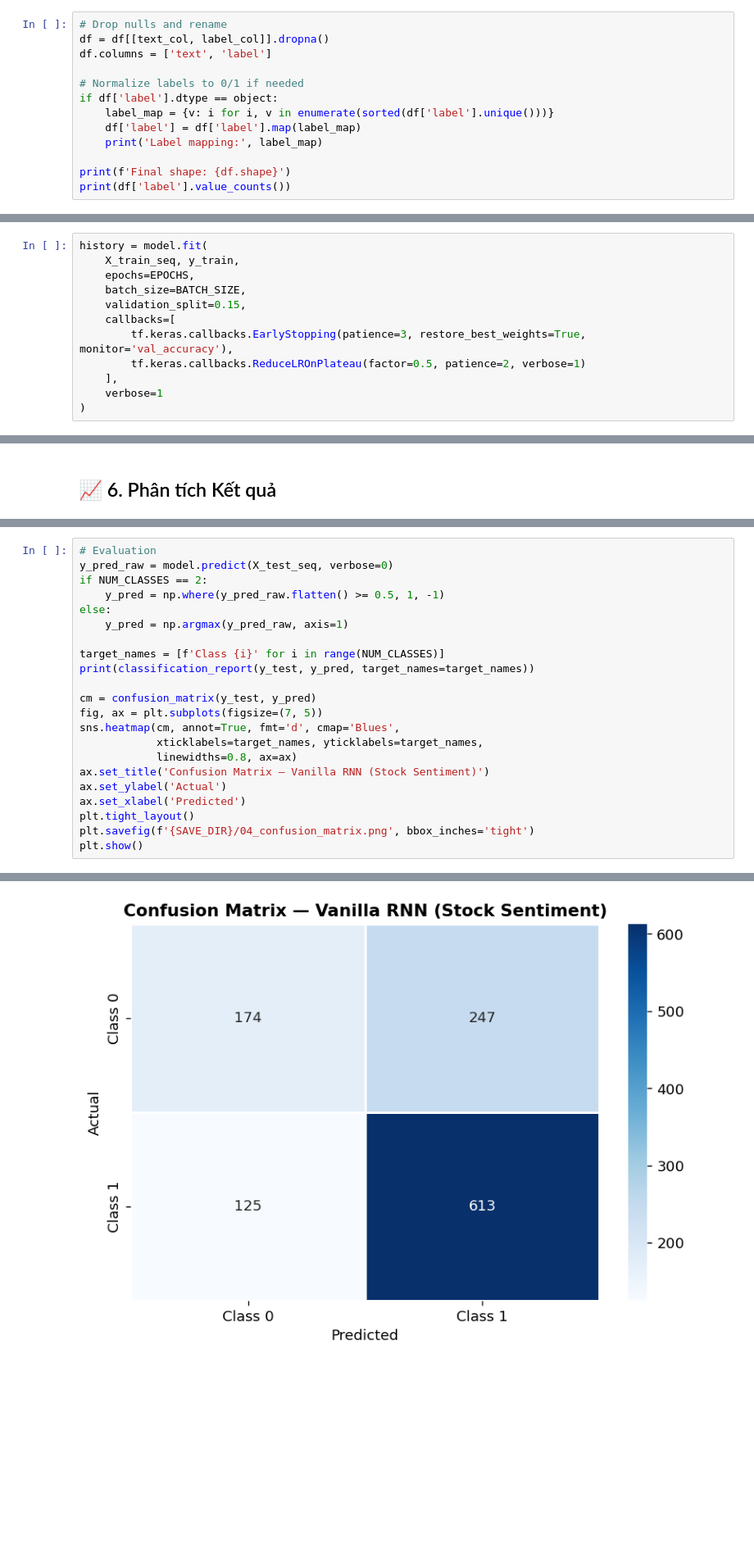
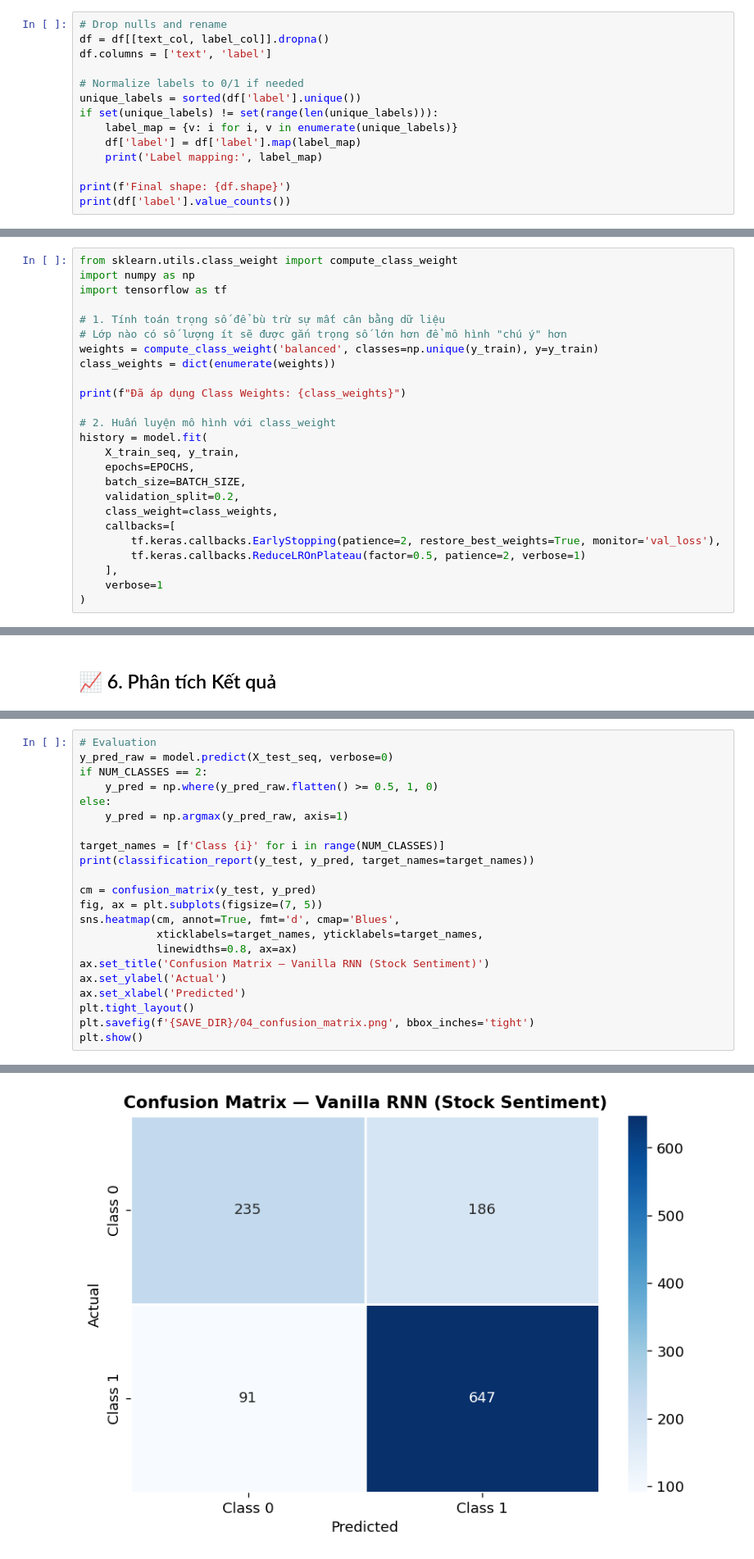
Before and after one commit to AnhLM027/TTCS, a Jupyter notebook: CK/Plan_6/Chương_3/code/01_stock_sentiment_rnn.ipynb, the cells around one changed output, grey strips where cells are left out. Shown at 82% size. Saved outputs shown, nothing was run; the diff lists cells and outputs as text; blank space fills up the shorter version.

```diff
--- a/CK/Plan_6/Chương_3/code/01_stock_sentiment_rnn.ipynb
+++ b/CK/Plan_6/Chương_3/code/01_stock_sentiment_rnn.ipynb
@@ -92,8 +91,9 @@ df = df[[text_col, label_col]].dropna()
 df.columns = ['text', 'label']
 
 # Normalize labels to 0/1 if needed
-if df['label'].dtype == object:
-    label_map = {v: i for i, v in enumerate(sorted(df['label'].unique()))}
+unique_labels = sorted(df['label'].unique())
+if set(unique_labels) != set(range(len(unique_labels))):
+    label_map = {v: i for i, v in enumerate(unique_labels)}
     df['label'] = df['label'].map(label_map)
     print('Label mapping:', label_map)
 
@@ -279,14 +358,2 @@ Skipping registering GPU devices...
 # %% [markdown]
 ## 🚀 5. Training
-# %%
-history = model.fit(
-    X_train_seq, y_train,
-    epochs=EPOCHS,
-    batch_size=BATCH_SIZE,
-    validation_split=0.15,
-    callbacks=[
-        tf.keras.callbacks.EarlyStopping(patience=3, restore_best_weights=True, monitor='val_accuracy'),
-        tf.keras.callbacks.ReduceLROnPlateau(factor=0.5, patience=2, verbose=1)
-    ],
-    verbose=1
-)
@@ -311,0 +360,25 @@ Epoch 9/10
+# %%
+from sklearn.utils.class_weight import compute_class_weight
+import numpy as np
+import tensorflow as tf
+
+# 1. Tính toán trọng số để bù trừ sự mất cân bằng dữ liệu
+# Lớp nào có số lượng ít sẽ được gắn trọng số lớn hơn để mô hình "chú ý" hơn
+weights = compute_class_weight('balanced', classes=np.unique(y_train), y=y_train)
+class_weights = dict(enumerate(weights))
+
+print(f"Đã áp dụng Class Weights: {class_weights}")
+
+# 2. Huấn luyện mô hình với class_weight
+history = model.fit(
+    X_train_seq, y_train,
+    epochs=EPOCHS,
+    batch_size=BATCH_SIZE,
+    validation_split=0.2,
+    class_weight=class_weights,
+    callbacks=[
+        tf.keras.callbacks.EarlyStopping(patience=2, restore_best_weights=True, monitor='val_loss'),
+        tf.keras.callbacks.ReduceLROnPlateau(factor=0.5, patience=2, verbose=1)
+    ],
+    verbose=1
+)
@@ -337,7 +426,7 @@ plt.show()
 # Evaluation
 y_pred_raw = model.predict(X_test_seq, verbose=0)
 if NUM_CLASSES == 2:
-    y_pred = np.where(y_pred_raw.flatten() >= 0.5, 1, -1)
+    y_pred = np.where(y_pred_raw.flatten() >= 0.5, 1, 0)
 else:
     y_pred = np.argmax(y_pred_raw, axis=1)
 
@@ -367,4 +456,4 @@ weighted avg       0.67      0.68      0.66      1159
-[figure, old version]
+[figure, new version]
 # %%
 from sklearn.manifold import TSNE
 
```
Also changed, not shown: parts of 17 cells of this notebook, 32 other files.
